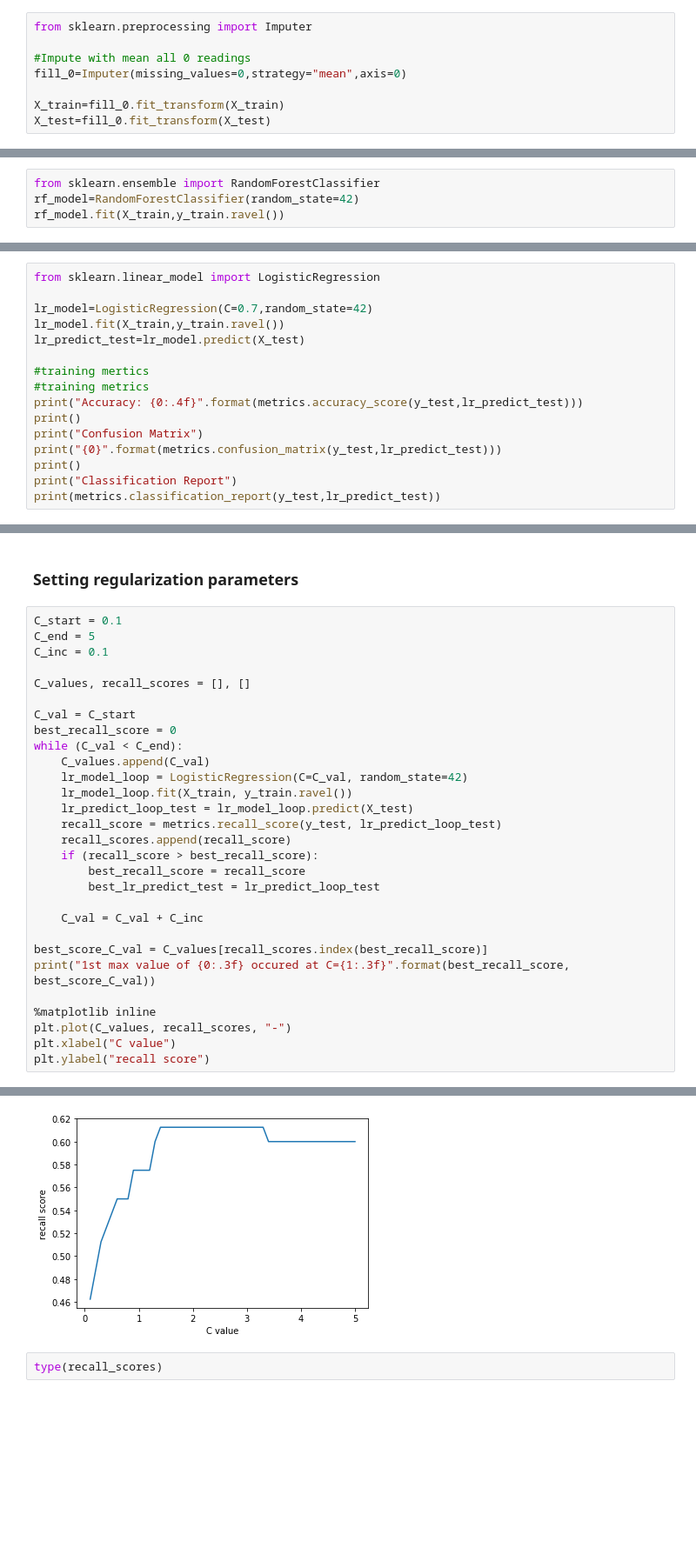
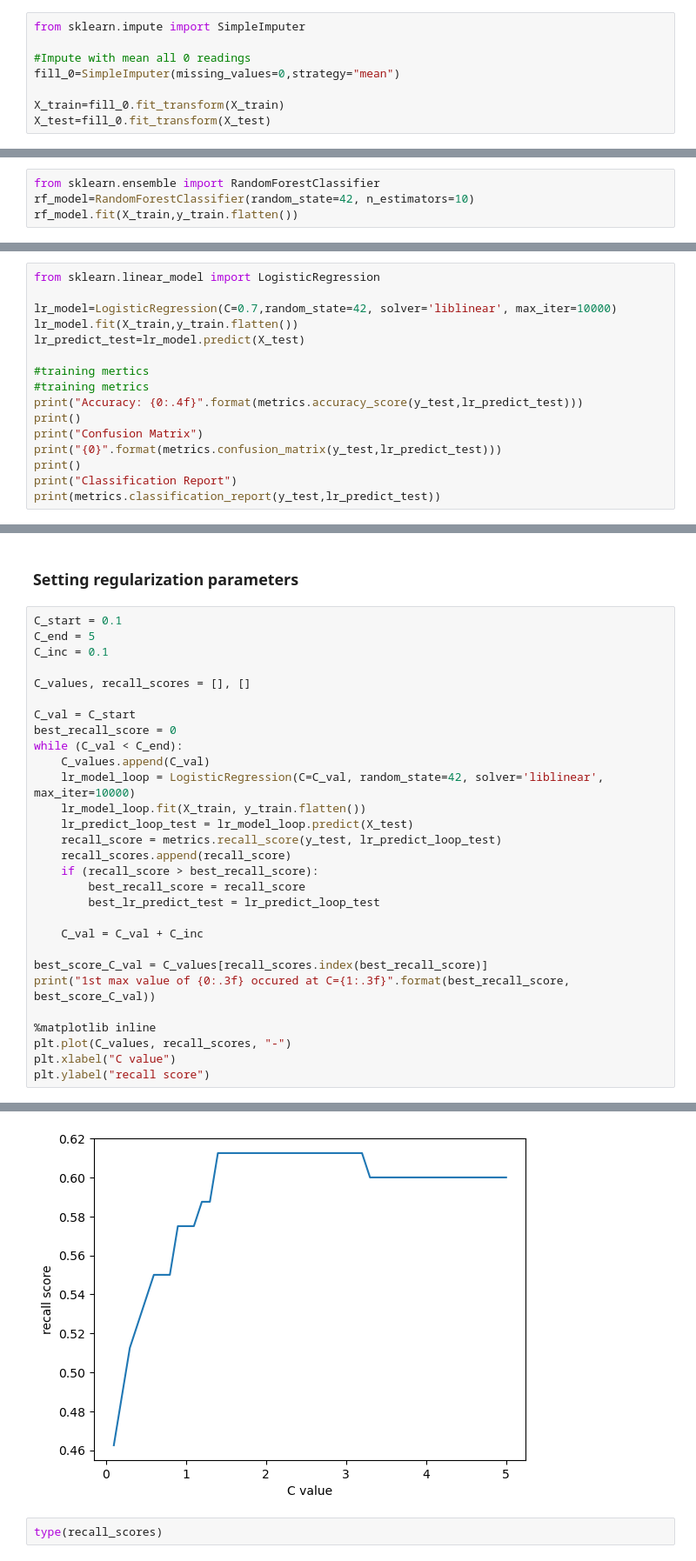
Before and after one commit to dipanjan77/CodeMonkey, a Jupyter notebook: Machine Learning/Predicting Diabetes/Pima-Prediction.ipynb, the cells around one changed output, grey strips where cells are left out. Shown: that part at 87% size. Saved outputs shown, nothing was run; the diff lists cells and outputs as text; blank space fills up the shorter version.

```diff
--- a/Machine Learning/Predicting Diabetes/Pima-Prediction.ipynb
+++ b/Machine Learning/Predicting Diabetes/Pima-Prediction.ipynb
@@ -219,10 +219,10 @@ print("# rows missing age: {0}".format(len(df.loc[df['age'] == 0])))
 # %% [markdown]
 #### Impute with mean
 # %%
-from sklearn.preprocessing import Imputer
+from sklearn.impute import SimpleImputer
 
 #Impute with mean all 0 readings
-fill_0=Imputer(missing_values=0,strategy="mean",axis=0)
+fill_0=SimpleImputer(missing_values=0,strategy="mean")
 
 X_train=fill_0.fit_transform(X_train)
 X_test=fill_0.fit_transform(X_test)
@@ -288,6 +290,6 @@ avg / total       0.74      0.74      0.74       231
 ### Random Forest
 # %%
 from sklearn.ensemble import RandomForestClassifier
-rf_model=RandomForestClassifier(random_state=42)
-rf_model.fit(X_train,y_train.ravel())
+rf_model=RandomForestClassifier(random_state=42, n_estimators=10)
+rf_model.fit(X_train,y_train.flatten())
 # %% [output]
@@ -340,8 +339,8 @@ avg / total       0.70      0.71      0.71       231
 # %%
 from sklearn.linear_model import LogisticRegression
 
-lr_model=LogisticRegression(C=0.7,random_state=42)
-lr_model.fit(X_train,y_train.ravel())
+lr_model=LogisticRegression(C=0.7,random_state=42, solver='liblinear', max_iter=10000)
+lr_model.fit(X_train,y_train.flatten())
 lr_predict_test=lr_model.predict(X_test)
 
 #training mertics
@@ -380,8 +381,8 @@ C_val = C_start
 best_recall_score = 0
 while (C_val < C_end):
     C_values.append(C_val)
-    lr_model_loop = LogisticRegression(C=C_val, random_state=42)
-    lr_model_loop.fit(X_train, y_train.ravel())
+    lr_model_loop = LogisticRegression(C=C_val, random_state=42, solver='liblinear', max_iter=10000)
+    lr_model_loop.fit(X_train, y_train.flatten())
     lr_predict_loop_test = lr_model_loop.predict(X_test)
     recall_score = metrics.recall_score(y_test, lr_predict_loop_test)
     recall_scores.append(recall_score)
@@ -404,4 +405,4 @@ Text(0,0.5,'recall score')
-[figure, old version]
+[figure, new version]
 # %%
 type(recall_scores)
 # %% [output]
```
Also changed, not shown: parts of 16 cells of this notebook, 3 other files.
